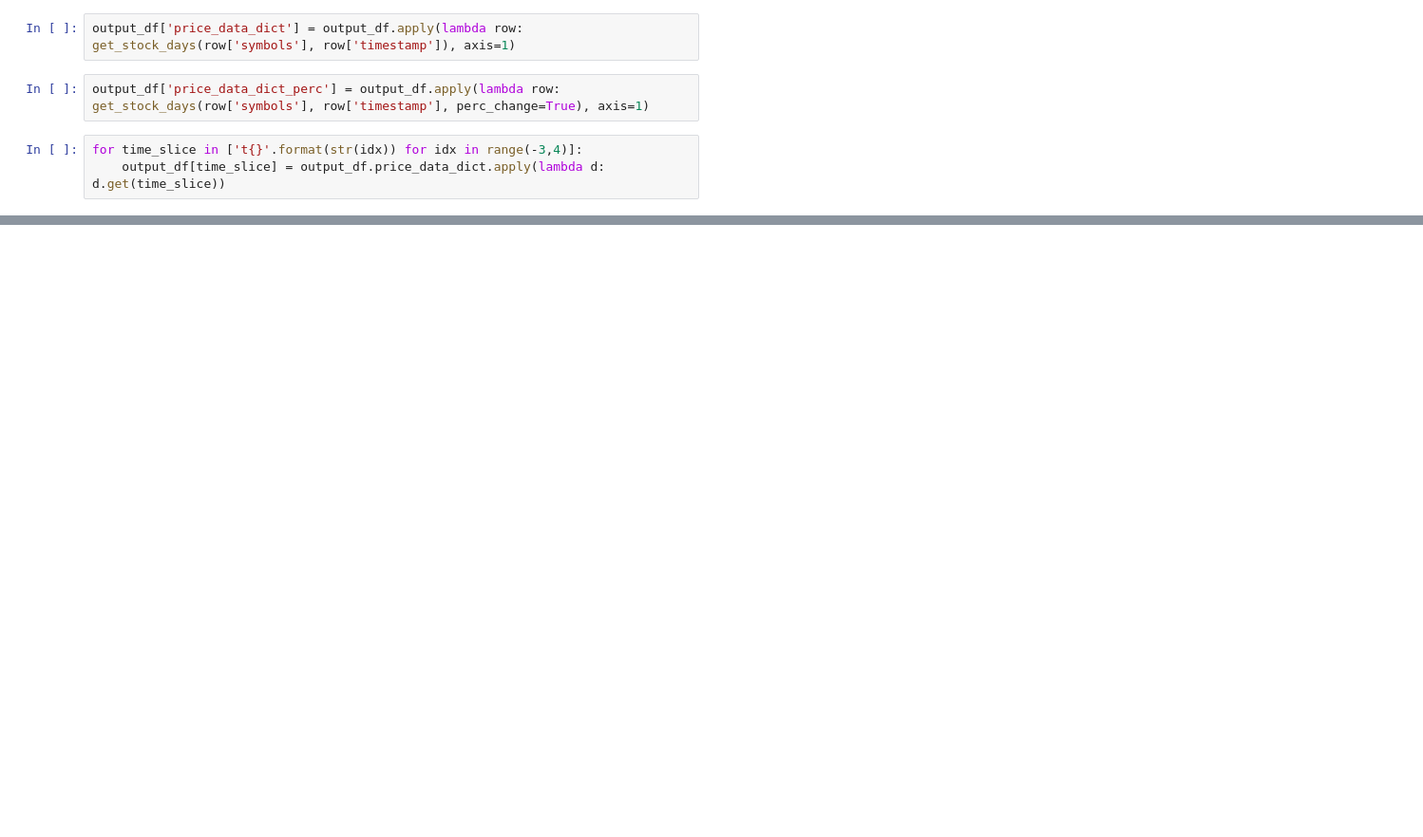
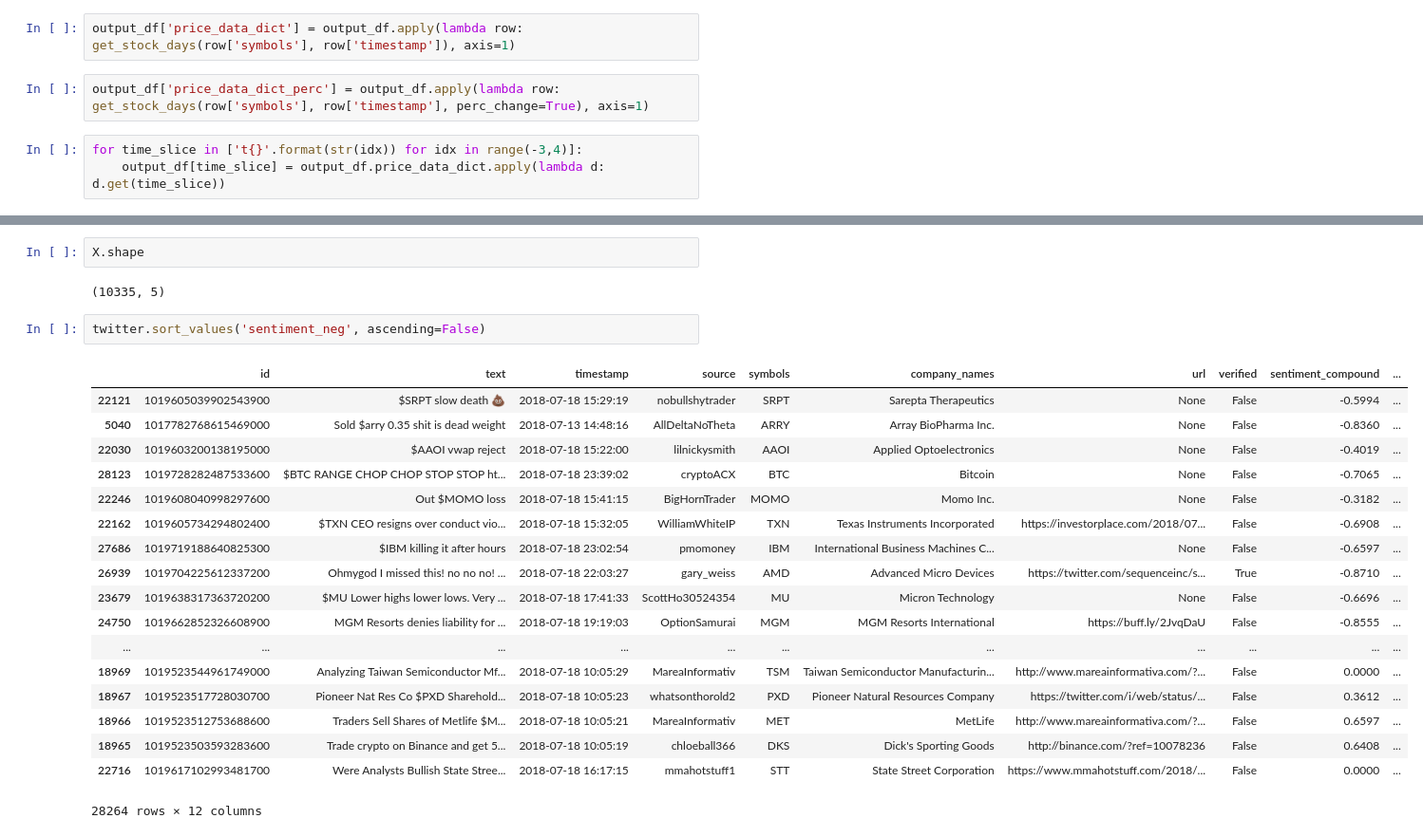
Before and after one commit to Rosster/MLFinalProject, a Jupyter notebook: notebooks/Build Features.ipynb, the cells around one changed output, grey strips where cells are left out. Shown: that part at 95% size. Cells and saved outputs as stored; diff of their text form; blank space fills up the shorter version.

```diff
--- a/notebooks/Build Features.ipynb
+++ b/notebooks/Build Features.ipynb
@@ -102,0 +126,25 @@ output_df
+# %%
+X.shape
+# %% [output]
+(10335, 5)
+# %%
+twitter.sort_values('sentiment_neg', ascending=False)
+# %% [output]
+|  | id | text | timestamp | source | symbols | company_names | url | verified | sentiment_compound | ... |
+| 22121 | 1019605039902543900 | $SRPT slow death 💩 | 2018-07-18 15:29:19 | nobullshytrader | SRPT | Sarepta Therapeutics | None | False | -0.5994 | ... |
+| 5040 | 1017782768615469000 | Sold $arry 0.35 shit is dead weight | 2018-07-13 14:48:16 | AllDeltaNoTheta | ARRY | Array BioPharma Inc. | None | False | -0.8360 | ... |
+| 22030 | 1019603200138195000 | $AAOI vwap reject | 2018-07-18 15:22:00 | lilnickysmith | AAOI | Applied Optoelectronics | None | False | -0.4019 | ... |
+| 28123 | 1019728282487533600 | $BTC RANGE CHOP CHOP STOP STOP ht... | 2018-07-18 23:39:02 | cryptoACX | BTC | Bitcoin | None | False | -0.7065 | ... |
+| 22246 | 1019608040998297600 | Out $MOMO loss | 2018-07-18 15:41:15 | BigHornTrader | MOMO | Momo Inc. | None | False | -0.3182 | ... |
+| 22162 | 1019605734294802400 | $TXN CEO resigns over conduct vio... | 2018-07-18 15:32:05 | WilliamWhiteIP | TXN | Texas Instruments Incorporated | https://investorplace.com/2018/07... | False | -0.6908 | ... |
+| 27686 | 1019719188640825300 | $IBM killing it after hours | 2018-07-18 23:02:54 | pmomoney | IBM | International Business Machines C... | None | False | -0.6597 | ... |
+| 26939 | 1019704225612337200 | Ohmygod I missed this! no no no! ... | 2018-07-18 22:03:27 | gary_weiss | AMD | Advanced Micro Devices | https://twitter.com/sequenceinc/s... | True | -0.8710 | ... |
+| 23679 | 1019638317363720200 | $MU Lower highs lower lows. Very ... | 2018-07-18 17:41:33 | ScottHo30524354 | MU | Micron Technology | None | False | -0.6696 | ... |
+| 24750 | 1019662852326608900 | MGM Resorts denies liability for ... | 2018-07-18 19:19:03 | OptionSamurai | MGM | MGM Resorts International | https://buff.ly/2JvqDaU | False | -0.8555 | ... |
+| ... | ... | ... | ... | ... | ... | ... | ... | ... | ... | ... |
+| 18969 | 1019523544961749000 | Analyzing Taiwan Semiconductor Mf... | 2018-07-18 10:05:29 | MareaInformativ | TSM | Taiwan Semiconductor Manufacturin... | http://www.mareainformativa.com/?... | False | 0.0000 | ... |
+| 18967 | 1019523517728030700 | Pioneer Nat Res Co $PXD Sharehold... | 2018-07-18 10:05:23 | whatsonthorold2 | PXD | Pioneer Natural Resources Company | https://twitter.com/i/web/status/... | False | 0.3612 | ... |
+| 18966 | 1019523512753688600 | Traders Sell Shares of Metlife $M... | 2018-07-18 10:05:21 | MareaInformativ | MET | MetLife | http://www.mareainformativa.com/?... | False | 0.6597 | ... |
+| 18965 | 1019523503593283600 | Trade crypto on Binance and get 5... | 2018-07-18 10:05:19 | chloeball366 | DKS | Dick's Sporting Goods | http://binance.com/?ref=10078236 | False | 0.6408 | ... |
+| 22716 | 1019617102993481700 | Were Analysts Bullish State Stree... | 2018-07-18 16:17:15 | mmahotstuff1 | STT | State Street Corporation | https://www.mmahotstuff.com/2018/... | False | 0.0000 | ... |
+28264 rows × 12 columns
```
Also changed, not shown: parts of 28 cells of this notebook, 1 other file.
